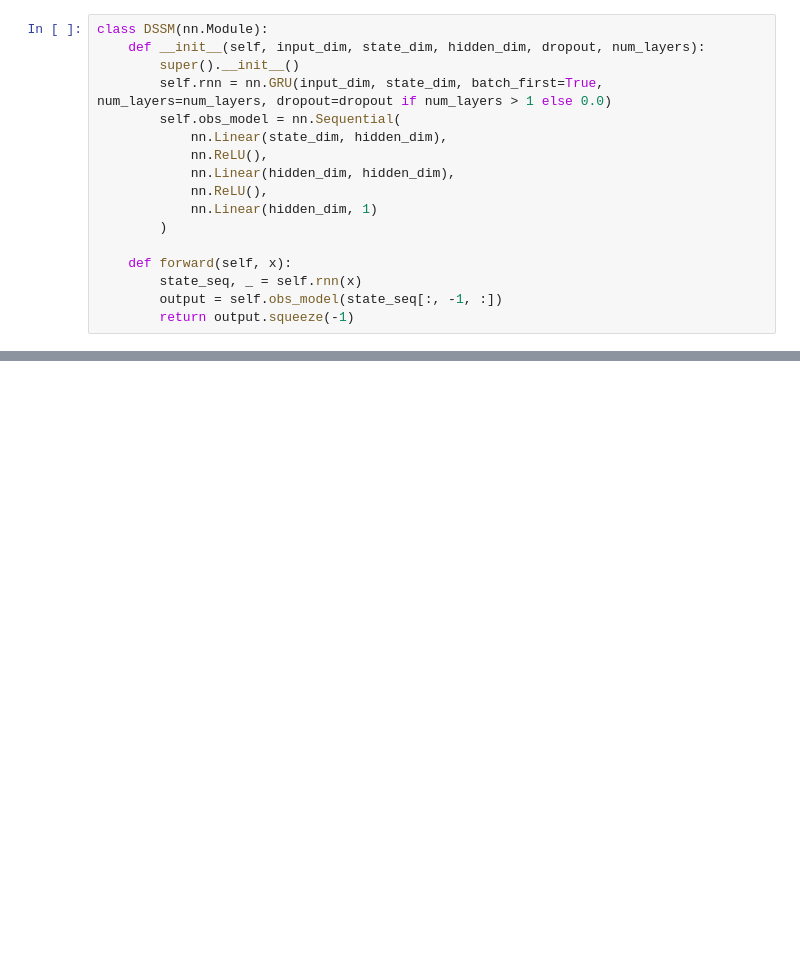
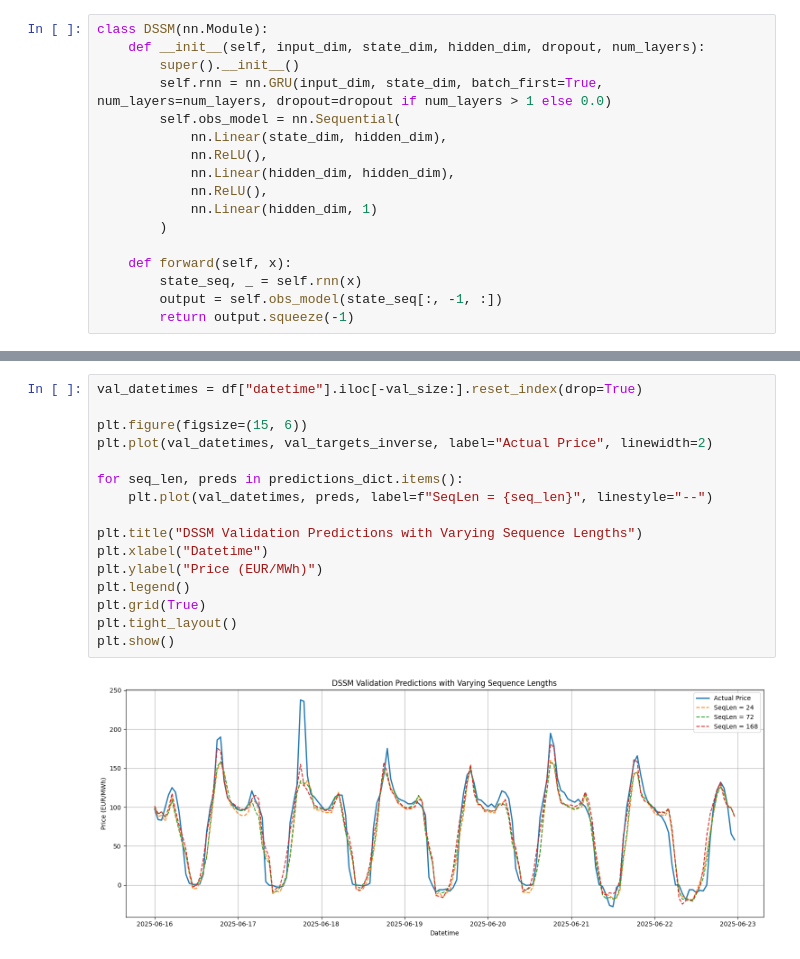
Before and after one commit to Nerboi/aml2025-group-15, a Jupyter notebook: notebooks/05_dssm_test3.ipynb, the cells around one changed output, grey strips where cells are left out. Saved outputs shown, nothing was run; the diff lists cells and outputs as text; blank space fills up the shorter version.

```diff
--- a/notebooks/05_dssm_test3.ipynb
+++ b/notebooks/05_dssm_test3.ipynb
@@ -790,0 +808,18 @@ plt.show()
+# %%
+val_datetimes = df["datetime"].iloc[-val_size:].reset_index(drop=True)
+
+plt.figure(figsize=(15, 6))
+plt.plot(val_datetimes, val_targets_inverse, label="Actual Price", linewidth=2)
+
+for seq_len, preds in predictions_dict.items():
+    plt.plot(val_datetimes, preds, label=f"SeqLen = {seq_len}", linestyle="--")
+
+plt.title("DSSM Validation Predictions with Varying Sequence Lengths")
+plt.xlabel("Datetime")
+plt.ylabel("Price (EUR/MWh)")
+plt.legend()
+plt.grid(True)
+plt.tight_layout()
+plt.show()
+# %% [output]
+[figure, added]
```
Also changed, not shown: parts of 21 cells of this notebook.
